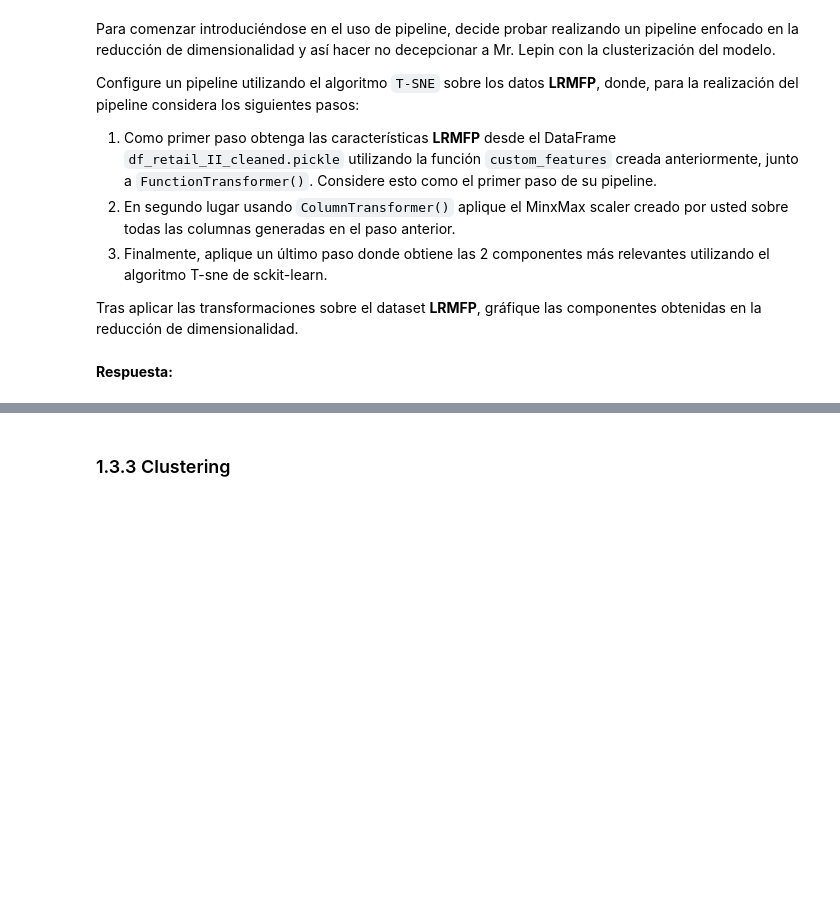
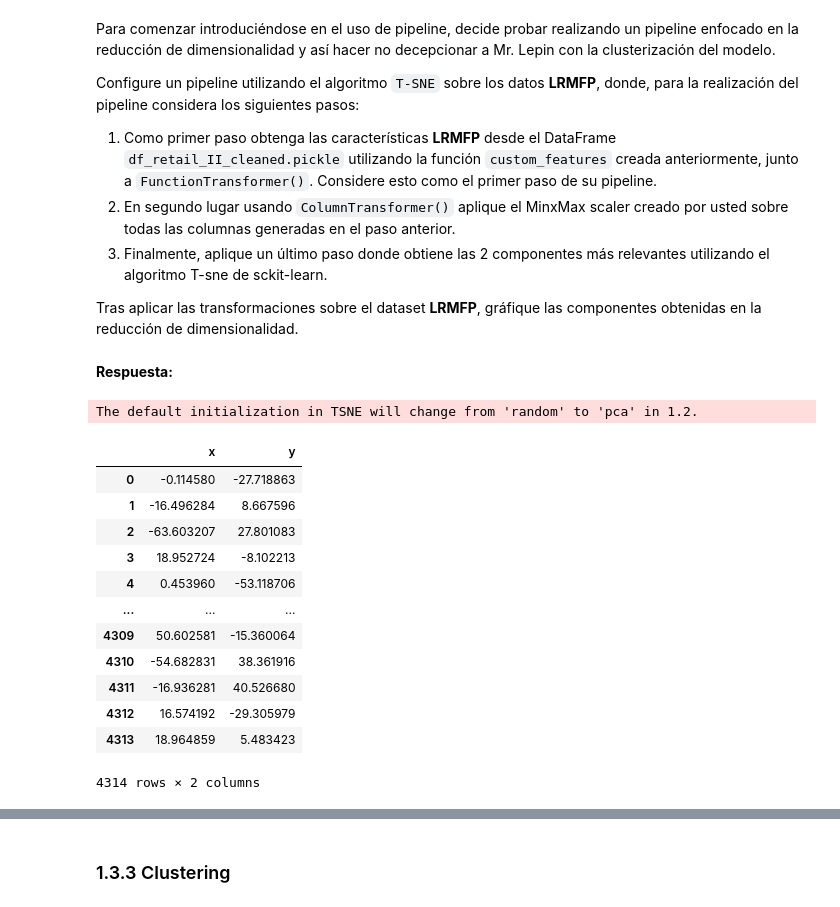
Before and after one commit to johnny-godoy/laboratorios-mds, a Jupyter notebook: lab 6/laboratorio_6.ipynb, the cells around one changed output, grey strips where cells are left out. Saved outputs shown, nothing was run; the diff lists cells and outputs as text; code cells hidden in the pictures; blank space fills up the shorter version.

```diff
--- a/lab 6/laboratorio_6.ipynb
+++ b/lab 6/laboratorio_6.ipynb
@@ -153,5 +172,2 @@ Una referencia que le puede ser útil es el [documento original](https://www.res
 # %% [markdown]
 **Respuesta:**
-# %%
-def custom_features(dataframe_in):
-    pass
@@ -160,3 +174,22 @@ def custom_features(dataframe_in):
+# %%
+def custom_features(dataframe_in: pd.DataFrame) -> pd.DataFrame:
+    """Retorna un frame con las características del modelo LRMFP."""
+    df_out = pd.DataFrame(index=dataframe_in["Customer ID"].unique().sort_values())
+    by_customer = dataframe_in.sort_values(by="InvoiceDate").groupby("Customer ID")
+
+    dates = by_customer.InvoiceDate
+    df_out["Length"] = (dates.max() - dates.min()).dt.days
+
+    last_date = df_retail.InvoiceDate.max() + datetime.timedelta(days=1)
+    freq = dates.count()
+    min_count = freq.min()
+    df_out["Recency"] = dates.apply(lambda x: (last_date - x.tail(min_count)).mean().days)
+
+    df_out["Frecuency"] = freq
+    df_out["Monetary"] = by_customer[["Price", "Quantity"]].apply(lambda x: (x.Price*x.Quantity).mean())
+    df_out["Periodicity"] = dates.apply(lambda x: x.diff().std().days)
+
+    return df_out
 # %% [markdown]
 ## 1.3 Pipelines 👷
 # %% [markdown]
@@ -174,5 +207,7 @@ Construya una clase llamada ``MinMax()`` utilizando ``BaseEstimator`` y ``Transf
 $$MinMax = \dfrac{x-min(x)}{max(x) - min(x)}$$
 
 Con esto buscamos que los valores que componen a las columnas se muevan en el rango de valores $[0, 1]$.
+# %%
+X = custom_features(df_retail)
 # %% [markdown]
 **Respuesta:**
@@ -193,3 +270,27 @@ Configure un pipeline utilizando el algoritmo `T-SNE` sobre los datos **LRMFP**,
 Tras aplicar las transformaciones sobre el dataset **LRMFP**, gráfique las componentes obtenidas en la reducción de dimensionalidad.
 # %% [markdown]
 **Respuesta:**
+# %%
+dimensionality_reduction = Pipeline(steps=[("feature_transformer", FunctionTransformer(custom_features)),
+                                           ("imputer", SimpleImputer(strategy="median")),
+                                           ("scaler", MinMax()),
+                                           ("reducer", TSNE(n_components=2, random_state=0, learning_rate="auto")),
+                                          ],
+                                   )
+X_reduced = pd.DataFrame(dimensionality_reduction.fit_transform(df_retail), columns=["x", "y"])
+X_reduced
+# %% [output]
+The default initialization in TSNE will change from 'random' to 'pca' in 1.2.
+|  | x | y |
+| 0 | -0.114580 | -27.718863 |
+| 1 | -16.496284 | 8.667596 |
+| 2 | -63.603207 | 27.801083 |
+| 3 | 18.952724 | -8.102213 |
+| 4 | 0.453960 | -53.118706 |
+| ... | ... | ... |
+| 4309 | 50.602581 | -15.360064 |
+| 4310 | -54.682831 | 38.361916 |
+| 4311 | -16.936281 | 40.526680 |
+| 4312 | 16.574192 | -29.305979 |
+| 4313 | 18.964859 | 5.483423 |
+4314 rows × 2 columns
```
Also changed, not shown: parts of 13 cells of this notebook.
